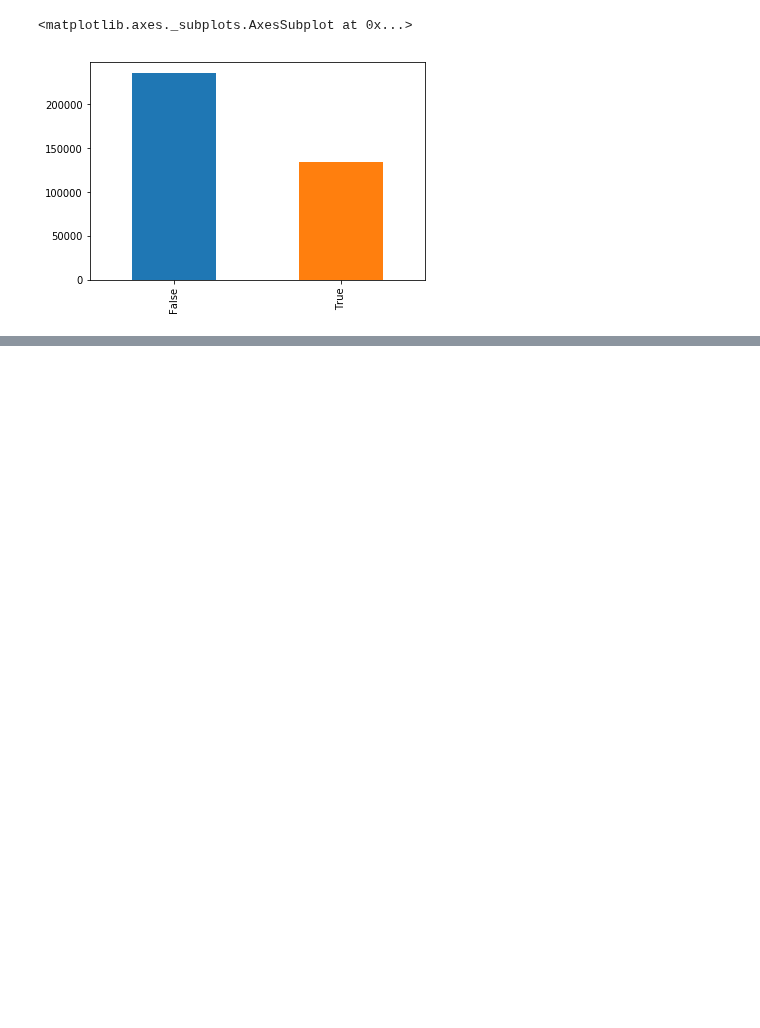
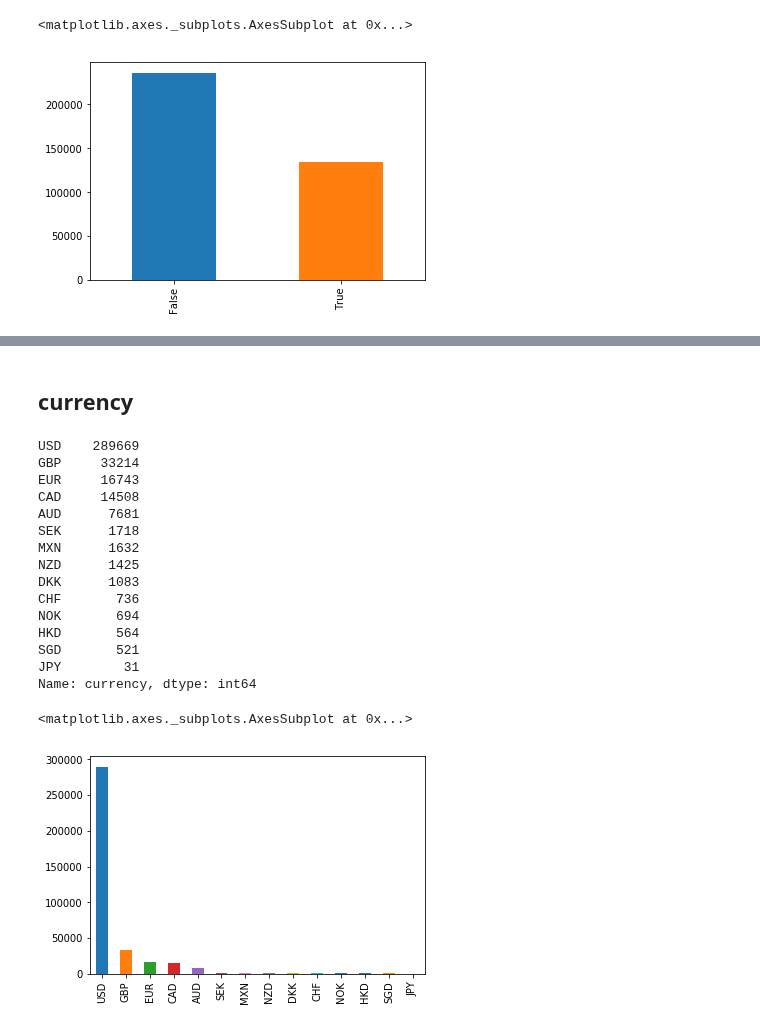
Before and after one commit to dychi/skillup-ai, a Jupyter notebook: kickstarter/Day3_work_山岡大地.ipynb, the cells around one changed output, grey strips where cells are left out. Cells and saved outputs as stored; diff of their text form; code cells hidden in the pictures; blank space fills up the shorter version.

```diff
--- a/kickstarter/Day3_work_山岡大地.ipynb
+++ b/kickstarter/Day3_work_山岡大地.ipynb
@@ -94,0 +157,24 @@ new_df.value_counts().plot.bar()
+# %% [markdown]
+## currency
+# %%
+# currency
+display(dropped_use_df.currency.value_counts())
+dropped_use_df.currency.value_counts().plot.bar()
+# %% [output]
+USD    289669
+GBP     33214
+EUR     16743
+CAD     14508
+AUD      7681
+SEK      1718
+MXN      1632
+NZD      1425
+DKK      1083
+CHF       736
+NOK       694
+HKD       564
+SGD       521
+JPY        31
+Name: currency, dtype: int64
+<matplotlib.axes._subplots.AxesSubplot at 0x...>
+[figure, added]
```
Also changed, not shown: parts of 54 cells of this notebook, 1 other file.
